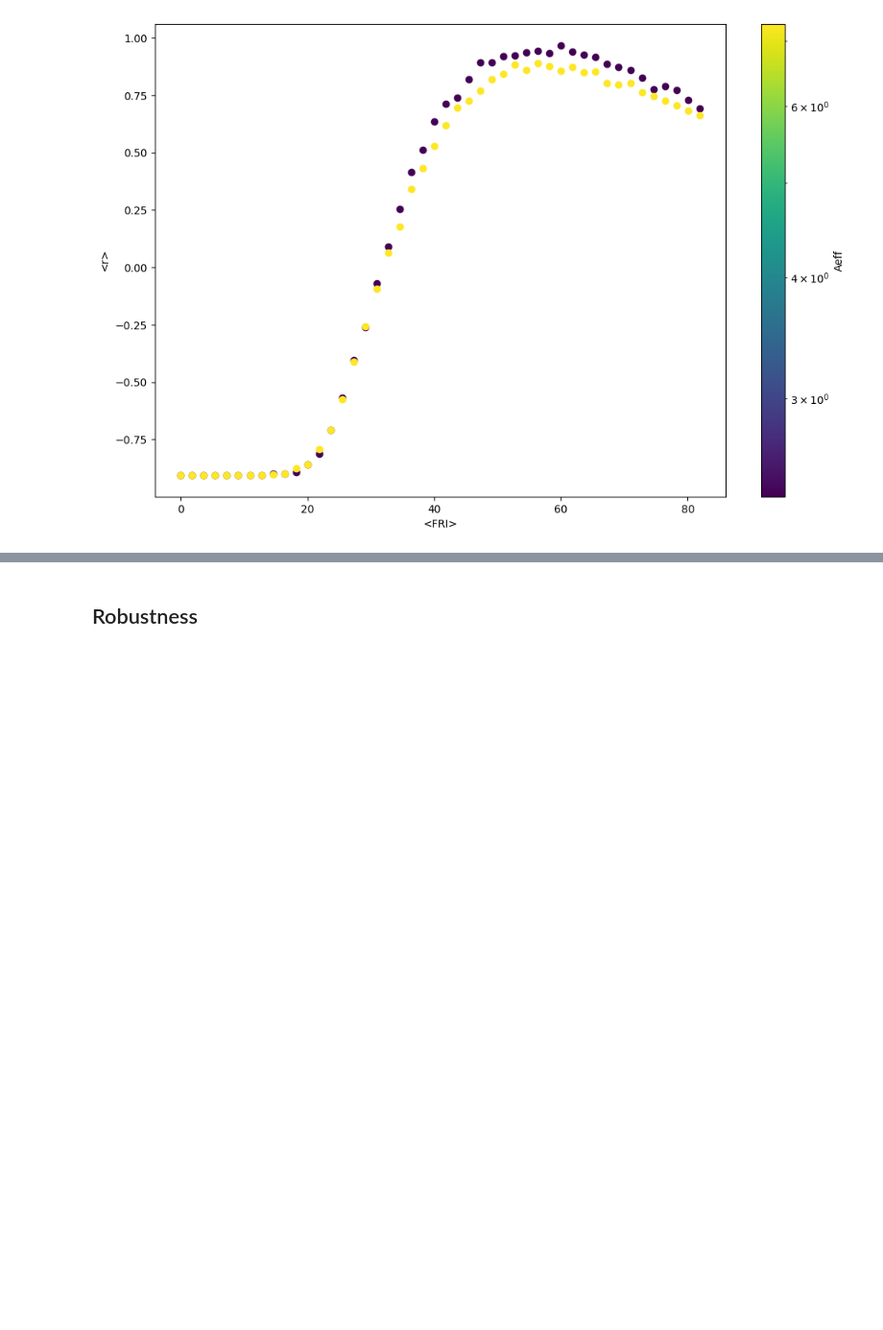
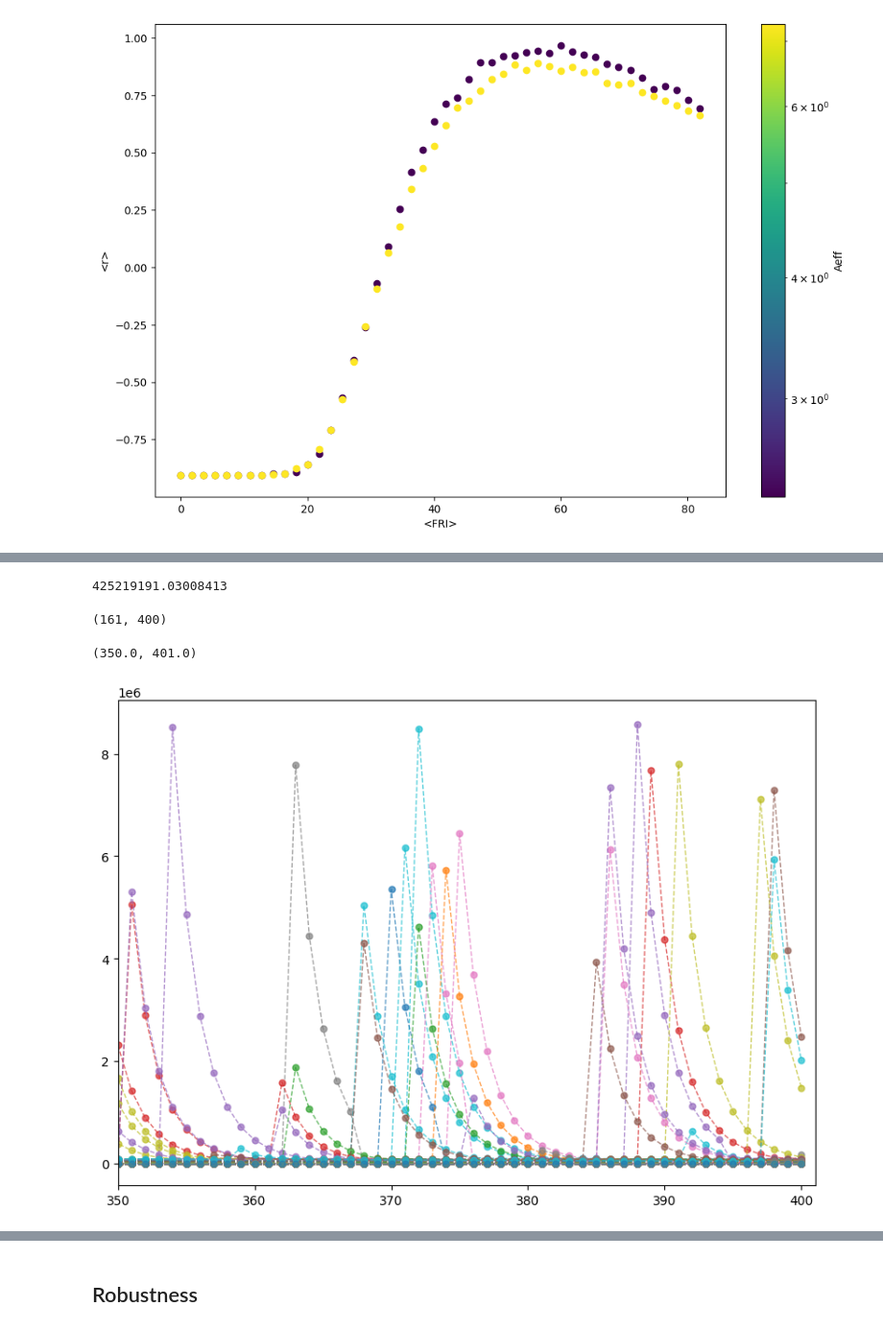
Before and after one commit to patricklawton/TecateCypress, a Jupyter notebook: sensitivity/viz.ipynb, the cells around one changed output, grey strips where cells are left out. Shown: that part at 96% size. Cells and saved outputs as stored; diff of their text form; code cells hidden in the pictures; blank space fills up the shorter version.

```diff
--- a/sensitivity/viz.ipynb
+++ b/sensitivity/viz.ipynb
@@ -370,0 +449,35 @@ plt.axhline(K_adult*Aeff, ls='--', c='k')
+# %%
+final_excess = final_abundances[final_abundances > max(prior_abundances)] - max(prior_abundances)
+sum(final_excess)
+within_prior = final_abundances[(final_abundances <= max(prior_abundances))]
+np.mean(within_prior)
+N_tot_mean_nint[-2]
+# %% [output]
+425219191.03008413
+# %%
+# N_tot_filtered = model.N_tot_vec[model.N_tot_vec[:,-1] > 1e7]
+# N_tot_filtered = model.N_tot_vec[(model.N_tot_vec[:,-1] > 0.1e7) & (model.N_tot_vec[:,-1] < 10e7)]
+# filt = (model.N_tot_vec[:,-1] > 0.01e7) & (model.N_tot_vec[:,-1] < 1e7)
+filt = (model.N_tot_vec[:,-1] < 1e7)
+N_tot_filtered = model.N_tot_vec[filt]
+# %%
+N_tot_filtered.shape
+# %% [output]
+(161, 400)
+# %%
+plt.figure(figsize=(10,7))
+for N_tot in N_tot_filtered:
+    if N_tot[-1] < 1e7:
+        ls = '--'
+    else:
+        ls = '-'
+    plt.plot(model.census_t, N_tot, ls=ls, marker='o', markersize=5, lw=1, alpha=0.7)
+    # plt.plot(model.census_t, N_tot, ls=ls, marker)
+# plt.yscale('log')
+# plt.ylim(1e-100,1e10)
+# plt.ylim(-1e2, 1e7)
+# plt.ylim(-1e2, 1e2)
+plt.xlim(350,401)
+# %% [output]
+(350.0, 401.0)
+[figure, added]
```
Also changed, not shown: parts of 13 cells of this notebook, 5 other files.
